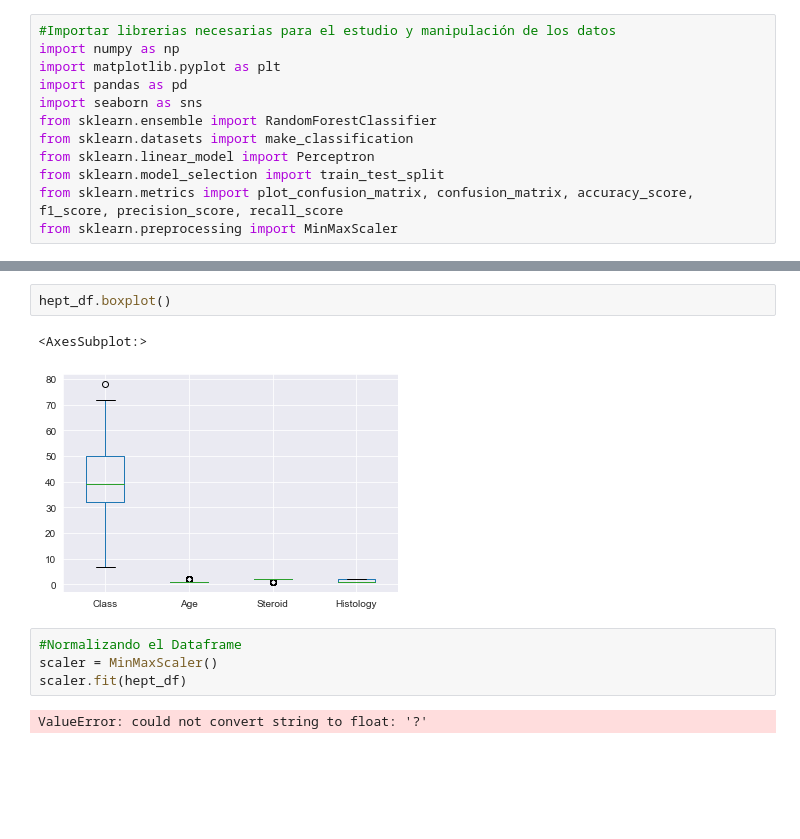
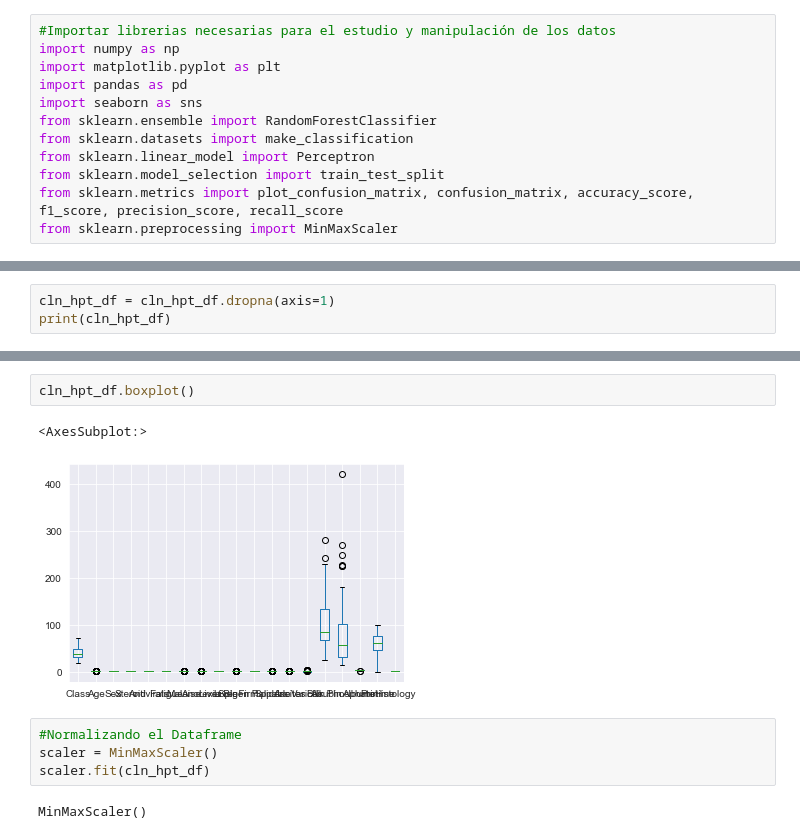
Before and after one commit to Freakscode/Clasificacion, a Jupyter notebook: Proyectos Automatización - Data Science/Base de datos médica.ipynb, the cells around one changed output, grey strips where cells are left out. Saved outputs shown, nothing was run; the diff lists cells and outputs as text; blank space fills up the shorter version.

```diff
--- a/Proyectos Automatización - Data Science/Base de datos médica.ipynb
+++ b/Proyectos Automatización - Data Science/Base de datos médica.ipynb
@@ -100,3 +100,6 @@ Albumin            16
 Protime            67
 Histology           0
 dtype: int64
+# %%
+cln_hpt_df = cln_hpt_df.dropna(axis=1)
+print(cln_hpt_df)
@@ -148,11 +156,11 @@ sns.pairplot(hept_df, hue='Histology', dropna=True)
 # %%
-hept_df.boxplot()
+cln_hpt_df.boxplot()
 # %% [output]
 <AxesSubplot:>
-[figure, old version]
+[figure, new version]
 # %%
 #Normalizando el Dataframe
 scaler = MinMaxScaler()
-scaler.fit(hept_df)
+scaler.fit(cln_hpt_df)
 # %% [output]
-ValueError: could not convert string to float: '?'
+MinMaxScaler()
```
Also changed, not shown: parts of 6 cells of this notebook.
